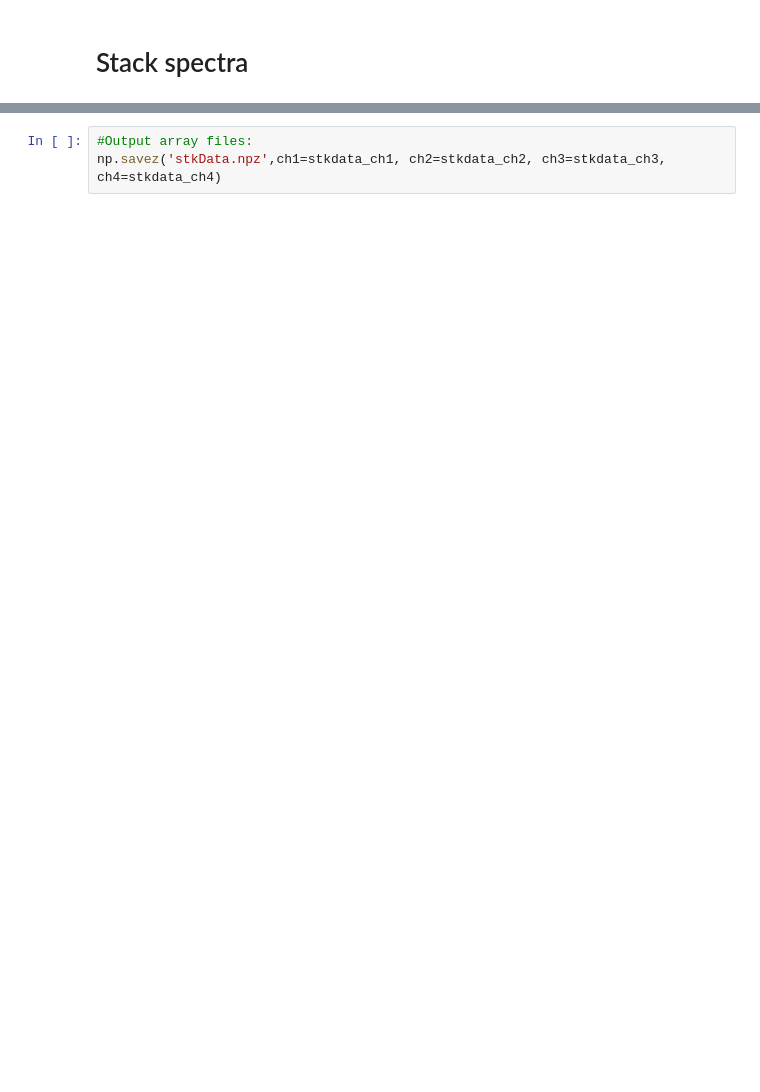
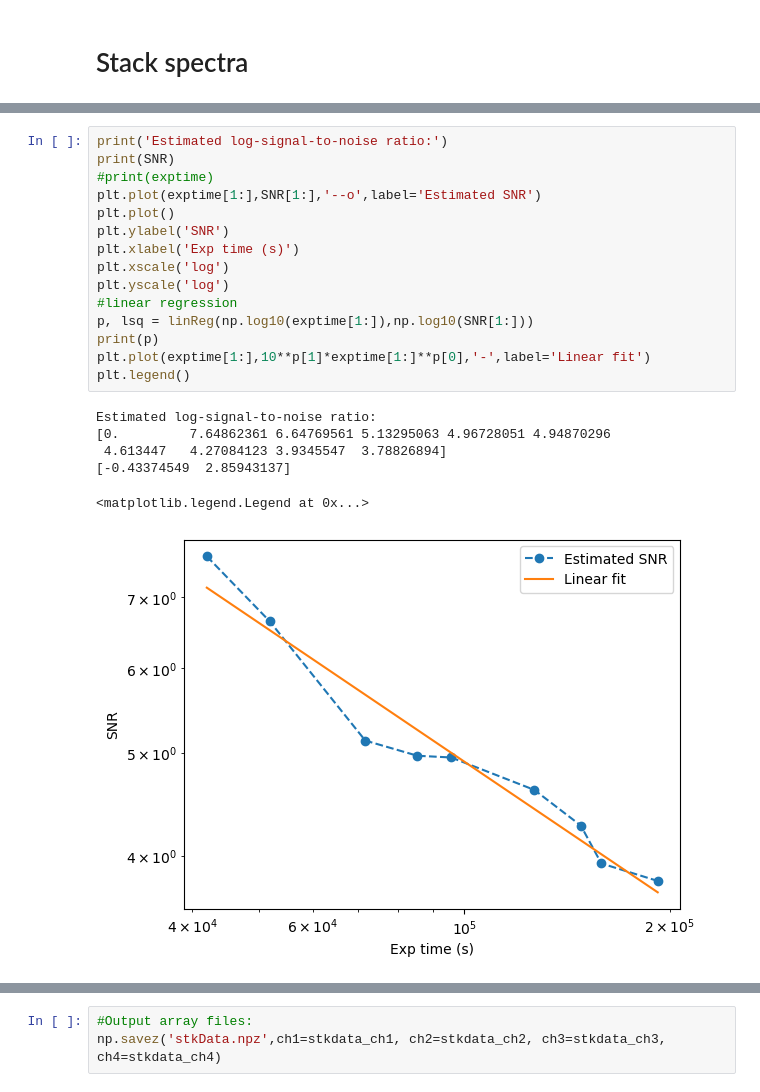
Before and after one commit to Timwong313/axionJWST_2024, a Jupyter notebook: MRS_analysis/readFits.ipynb, the cells around one changed output, grey strips where cells are left out. Saved outputs shown, nothing was run; the diff lists cells and outputs as text; blank space fills up the shorter version.

```diff
--- a/MRS_analysis/readFits.ipynb
+++ b/MRS_analysis/readFits.ipynb
@@ -296,2 +404,24 @@ stkdata_ch1, stkdata_ch2, stkdata_ch3, stkdata_ch4 = stackSpectra(Ch1Arr,Ch2Arr,
+# %%
+print('Estimated log-signal-to-noise ratio:')
+print(SNR)
+#print(exptime)
+plt.plot(exptime[1:],SNR[1:],'--o',label='Estimated SNR')
+plt.plot()
+plt.ylabel('SNR')
+plt.xlabel('Exp time (s)')
+plt.xscale('log')
+plt.yscale('log')
+#linear regression
+p, lsq = linReg(np.log10(exptime[1:]),np.log10(SNR[1:]))
+print(p)
+plt.plot(exptime[1:],10**p[1]*exptime[1:]**p[0],'-',label='Linear fit')
+plt.legend()
+# %% [output]
+Estimated log-signal-to-noise ratio:
+[0.         7.64862361 6.64769561 5.13295063 4.96728051 4.94870296
+ 4.613447   4.27084123 3.9345547  3.78826894]
+[-0.43374549  2.85943137]
+<matplotlib.legend.Legend at 0x...>
+[figure, added]
 # %%
 #Preview:
```
Also changed, not shown: parts of 16 cells of this notebook, 4 other files.
